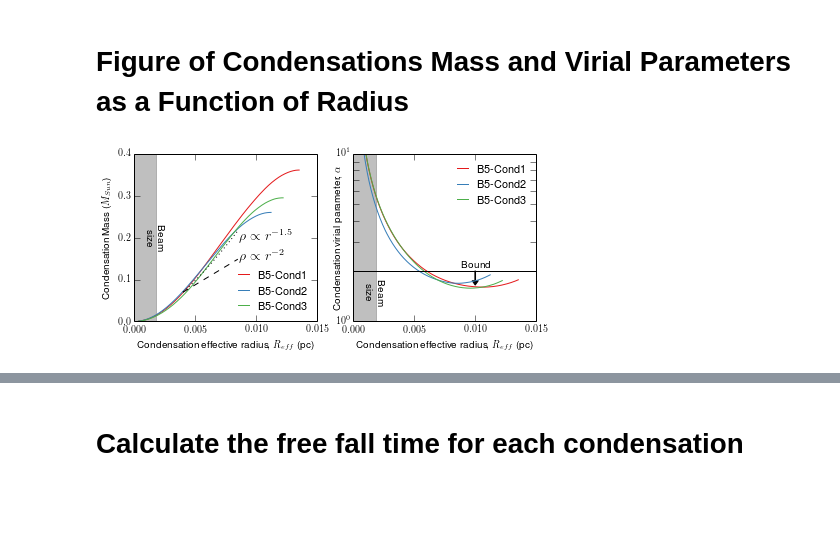
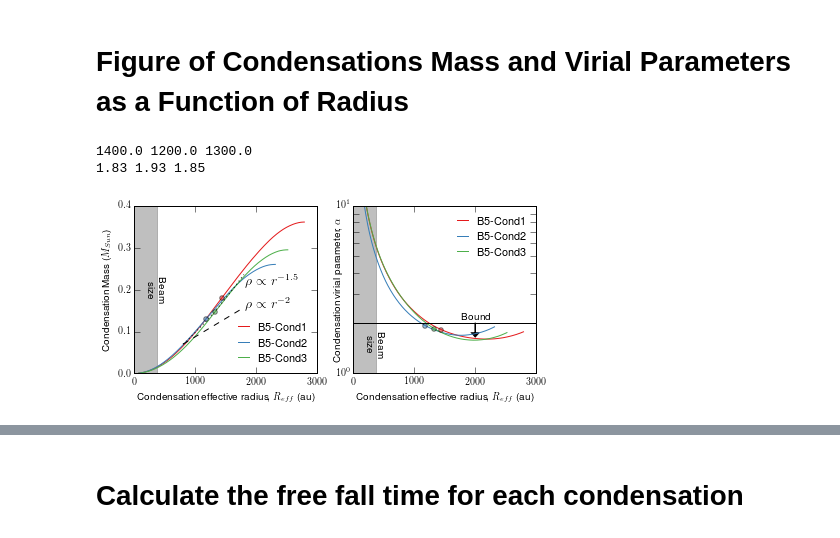
Before and after one commit to e-koch/B5_wide_multiple, a Jupyter notebook: B5_multiple_notebook_v0.9.ipynb, the cells around one changed output, grey strips where cells are left out. Cells and saved outputs as stored; diff of their text form; code cells hidden in the pictures; blank space fills up the shorter version.

```diff
--- a/B5_multiple_notebook_v0.9.ipynb
+++ b/B5_multiple_notebook_v0.9.ipynb
@@ -271,5 +271,5 @@ Using the conversion factors determined above I calculate the mass in the leaf,
 # %%
-conv_ang=np.pi/3600./180.   * pixel_size  * distance
+conv_ang = pixel_size  * distance
 conv_mass=np.max(scuba2_leaf_flux_C1) * Jy2Msun /np.max(w_C1)
 
 M_C1=w_C1*conv_mass
@@ -364,6 +365,16 @@ draw_error=False
 ax[0].plot(rp_C1, M_C1, label='B5-Cond1', color=color_C1)
 ax[0].plot(rp_C2, M_C2, label='B5-Cond2', color=color_C2)
 ax[0].plot(rp_C3, M_C3, label='B5-Cond3', color=color_C3)
+
+# Add half mass radius
+id_mass_C1=np.argmin( np.abs(M_C1 - M_C1[-1]*0.5))
+id_mass_C2=np.argmin( np.abs(M_C2 - M_C2[-1]*0.5))
+id_mass_C3=np.argmin( np.abs(M_C3 - M_C3[-1]*0.5))
+
+ax[0].scatter(rp_C1[id_mass_C1], M_C1[id_mass_C1], c=color_C1, zorder=11, alpha=0.5)
+ax[0].scatter(rp_C2[id_mass_C2], M_C2[id_mass_C2], c=color_C2, zorder=12, alpha=0.5)
+ax[0].scatter(rp_C3[id_mass_C3], M_C3[id_mass_C3], c=color_C3, zorder=13, alpha=0.5)
+print np.round(rp_C1[id_mass_C1]/100)*100, np.round(rp_C2[id_mass_C2]/100)*100,np.round(rp_C3[id_mass_C3]/100)*100
 
 if draw_error:
     ax[0].fill_between(rp_C1, M_C1-eM_C1, M_C1+eM_C1, color=color_C1, alpha=0.1)
@@ -378,13 +389,14 @@ ax[0].text( 3*conv_ang,     0.2, 'Beam', rotation=270., verticalalignment='cente
 ax[0].text( 3*conv_ang*0.5, 0.2, 'size', rotation=270., verticalalignment='center')
 
 # Calculate and plor M(r) for two density radial profiles
-r_MR=np.arange(0.004,0.009,0.0005)
-M_15=0.07*np.power(r_MR/0.004, 3-1.5)
-M_2 =0.07*np.power(r_MR/0.004, 3-2)
+## r_MR=np.arange(0.004,0.009,0.0005)  # in pc
+r_MR=np.arange(800,1900,100.) # in au
+M_15=0.07*np.power(r_MR/800., 3-1.5)
+M_2 =0.07*np.power(r_MR/800., 3-2)
 ax[0].plot( r_MR, M_15, ':', color='black')
 ax[0].plot( r_MR, M_2, '--', color='black')
-ax[0].text( np.max(r_MR)+0.0001, 0.9*np.max(M_15), "$\\rho\\propto r^{-1.5}$",fontsize=14)
-ax[0].text( np.max(r_MR)+0.0001, np.max(M_2), "$\\rho\\propto r^{-2}$",fontsize=14)
+ax[0].text( np.max(r_MR)+20, 0.9*np.max(M_15), "$\\rho\\propto r^{-1.5}$",fontsize=14)
+ax[0].text( np.max(r_MR)+20, np.max(M_2), "$\\rho\\propto r^{-2}$",fontsize=14)
 
 #
 # Virial parameter
@@ -392,6 +404,12 @@ ax[0].text( np.max(r_MR)+0.0001, np.max(M_2), "$\\rho\\propto r^{-2}$",fontsize=
 ax[1].plot(rp_C1, alpha_C1, label='B5-Cond1', color=color_C1)
 ax[1].plot(rp_C2, alpha_C2, label='B5-Cond2', color=color_C2)
 ax[1].plot(rp_C3, alpha_C3, label='B5-Cond3', color=color_C3)
+
+ax[1].scatter(rp_C1[id_mass_C1], alpha_C1[id_mass_C1], c=color_C1, zorder=11, alpha=0.5)
+ax[1].scatter(rp_C2[id_mass_C2], alpha_C2[id_mass_C2], c=color_C2, zorder=12, alpha=0.5)
+ax[1].scatter(rp_C3[id_mass_C3], alpha_C3[id_mass_C3], c=color_C3, zorder=13, alpha=0.5)
+print np.round(alpha_C1[id_mass_C1], decimals=2), np.round(alpha_C2[id_mass_C2], decimals=2), np.round(alpha_C3[id_mass_C3], decimals=2)
+
 
 if draw_error:
     ax[1].fill_between(rp_C1, alpha_C1-ealpha_C1, alpha_C1+ealpha_C1, color=color_C1, alpha=0.1)
@@ -401,38 +419,42 @@ if draw_error:
 ax[1].set_ylim([1,10])
 ax[1].legend( frameon=False, scatterpoints=1, numpoints=1, prop={'size':11}, handlelength=1)
 
 ax[1].axhline(y=2, color='black')
-ax[1].text( 0.01, 2.1, 'Bound', horizontalalignment='center')
-ax[1].arrow(0.01, 2.0, 0.0, -0.25, fc='k', ec='k', head_width=0.0005, head_length=0.1, width=0.00005)
+ax[1].text( 2000, 2.1, 'Bound', horizontalalignment='center')
+ax[1].arrow(2000, 2.0, 0.0, -0.25, fc='k', ec='k', head_width=125, head_length=0.1, width=0.05)
 
 ax[1].axvspan(0, 3*conv_ang, color='gray', alpha=0.5, zorder=1)
 ax[1].text( 3*conv_ang,     1.5, 'Beam', rotation=270., verticalalignment='center')
 ax[1].text( 3*conv_ang*0.5, 1.5, 'size', rotation=270., verticalalignment='center')
 ax[1].set_yscale("log")
 
-plt.setp( ax[0], xlabel="Condensation effective radius, $R_{eff}$ (pc)")
+plt.setp( ax[0], xlabel="Condensation effective radius, $R_{eff}$ (au)")
 plt.setp( ax[0], ylabel="Condensation Mass ($M_{Sun}$)")
-plt.setp( ax[1], xlabel="Condensation effective radius, $R_{eff}$ (pc)")
+plt.setp( ax[1], xlabel="Condensation effective radius, $R_{eff}$ (au)")
 ax[1].set_ylabel("Condensation virial parameter, $\\alpha$", labelpad=-6)
 
 ax[0].locator_params(axis = 'both', nbins = 4)
 ax[1].locator_params(axis = 'x', nbins = 4)
 
 ax[0].tick_params(which='major', length=6)
 ax[1].tick_params(which='minor', length=6)
 ax[1].tick_params(which='major', axis='x', length=6)
 
 if draw_error:
     ax[0].set_ylim([0.0,0.42])
     ax[1].set_ylim([0.9,10])
 else:
+    ax[0].set_xlim([0,3000])
+    ax[1].set_xlim([0,3000])
     ax[0].set_ylim([0.0,0.4])
     ax[1].set_ylim([1.0,10])
 if save_figure:
     plt.savefig(figure_dir+'B5_Mass_Alpha_Radius.pdf', bbox_inches='tight')
     plt.savefig(figure_dir+'B5_Mass_Alpha_Radius.png', bbox_inches='tight', dpi=200)
 # %% [output]
+1400.0 1200.0 1300.0
+1.83 1.93 1.85
-[figure, old version]
+[figure, new version]
 # %%
 print np.max(M_C1), np.max(eM_C1), np.min(alpha_C1), alpha_C1[-1]
 print np.max(M_C2), np.max(eM_C3), np.min(alpha_C2), alpha_C2[-1]
```
Also changed, not shown: parts of 5 cells of this notebook, 2 other files.
